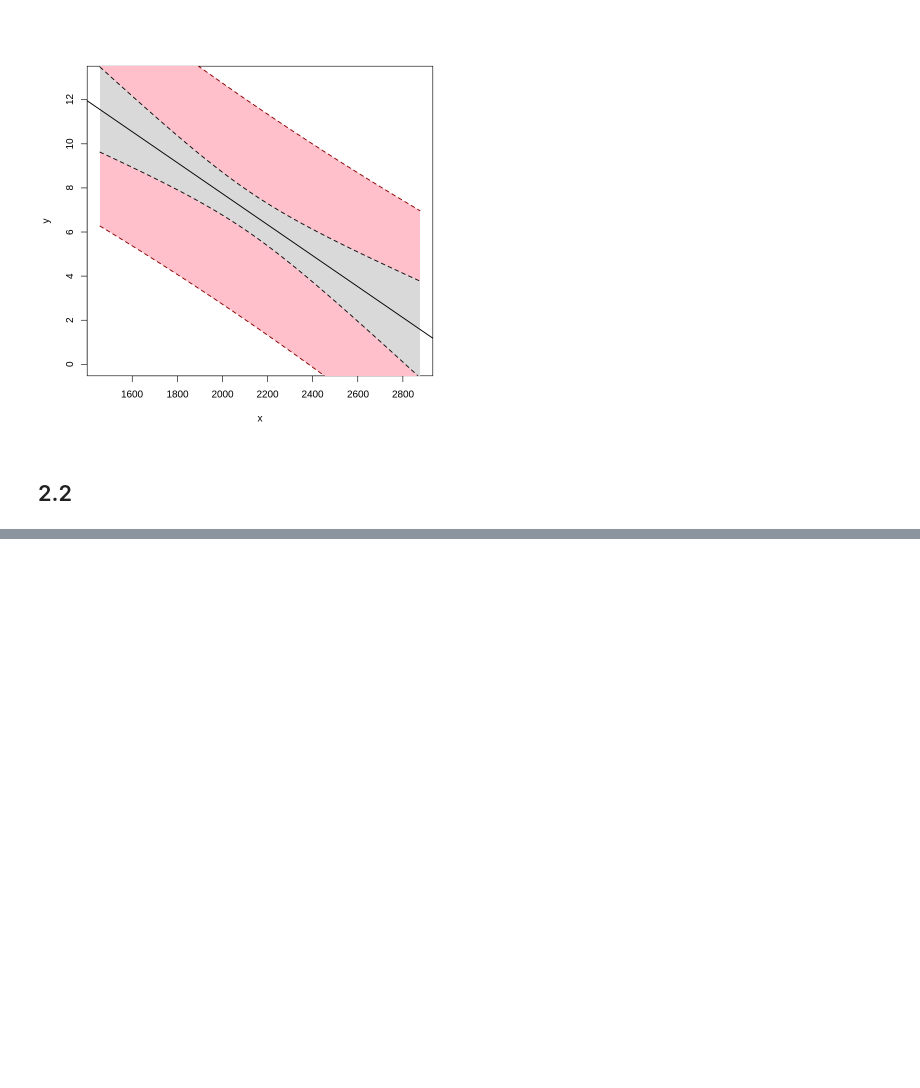
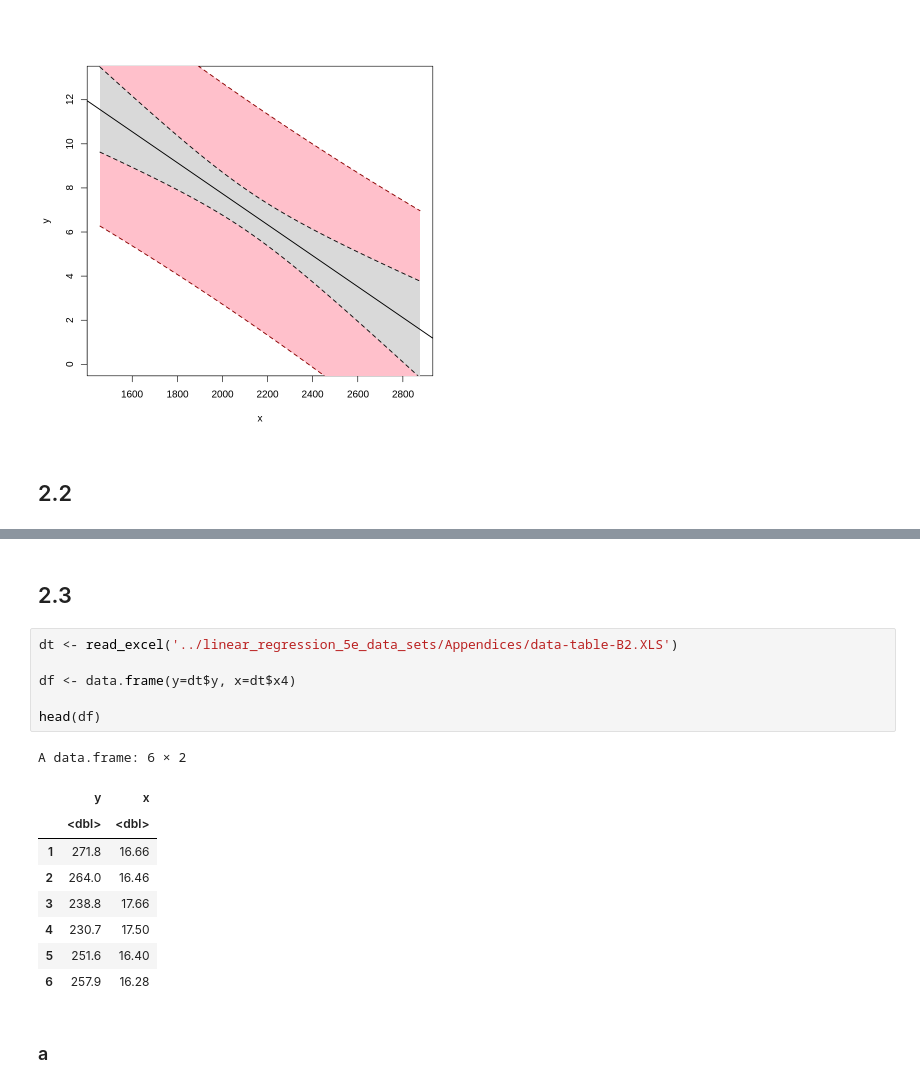
Before and after one commit to j-buss/Introduction-to-Linear-Regression-Analysis, a Jupyter notebook: Chapter_02/Chapter_02_Problems_R.ipynb, the cells around one changed output, grey strips where cells are left out. Drawn from its saved outputs; the diff is of its cells as text; blank space fills up the shorter version.

```diff
--- a/Chapter_02/Chapter_02_Problems_R.ipynb
+++ b/Chapter_02/Chapter_02_Problems_R.ipynb
@@ -154,0 +171,20 @@ lines(newx, pred[ ,2], lty = 'dashed', col = 'red4', lwd=1.5)
+# %% [markdown]
+## 2.3
+# %%
+dt <- read_excel('../linear_regression_5e_data_sets/Appendices/data-table-B2.XLS')
+
+df <- data.frame(y=dt$y, x=dt$x4)
+
+head(df)
+# %% [output]
+A data.frame: 6 × 2
+|  | y | x |
+|  | <dbl> | <dbl> |
+| 1 | 271.8 | 16.66 |
+| 2 | 264.0 | 16.46 |
+| 3 | 238.8 | 17.66 |
+| 4 | 230.7 | 17.50 |
+| 5 | 251.6 | 16.40 |
+| 6 | 257.9 | 16.28 |
+# %% [markdown]
+### a
```
Also changed, not shown: parts of 40 cells of this notebook.
